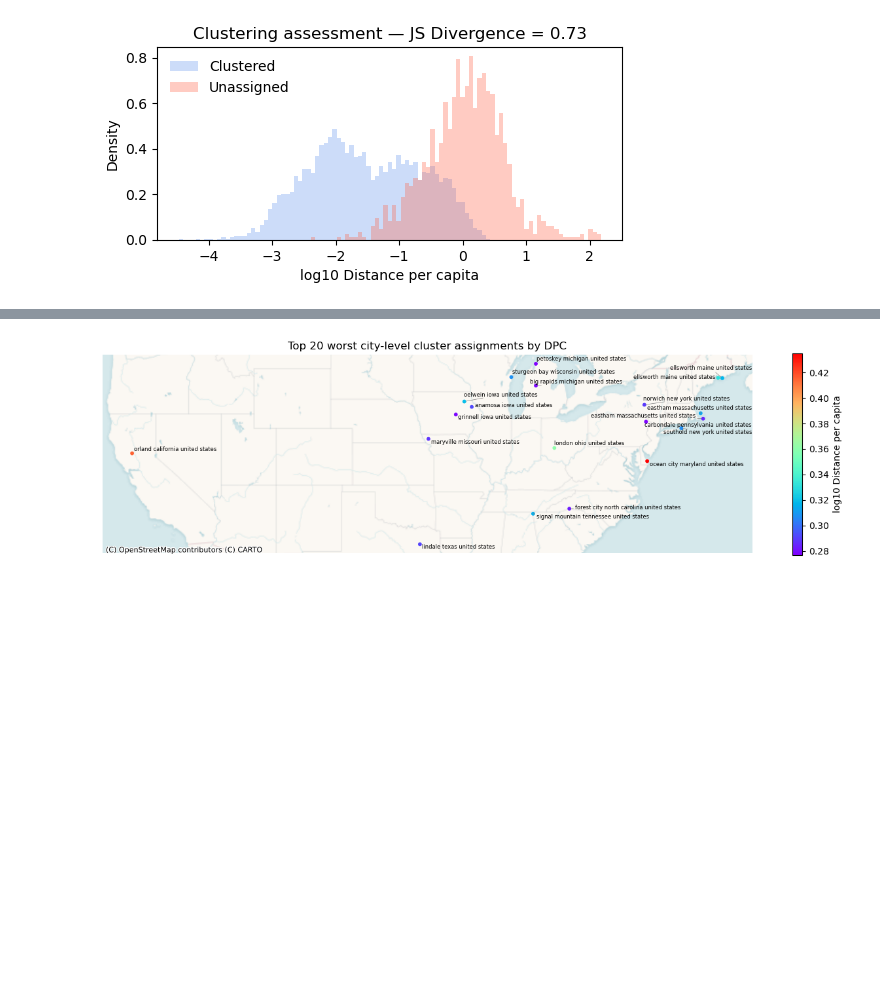
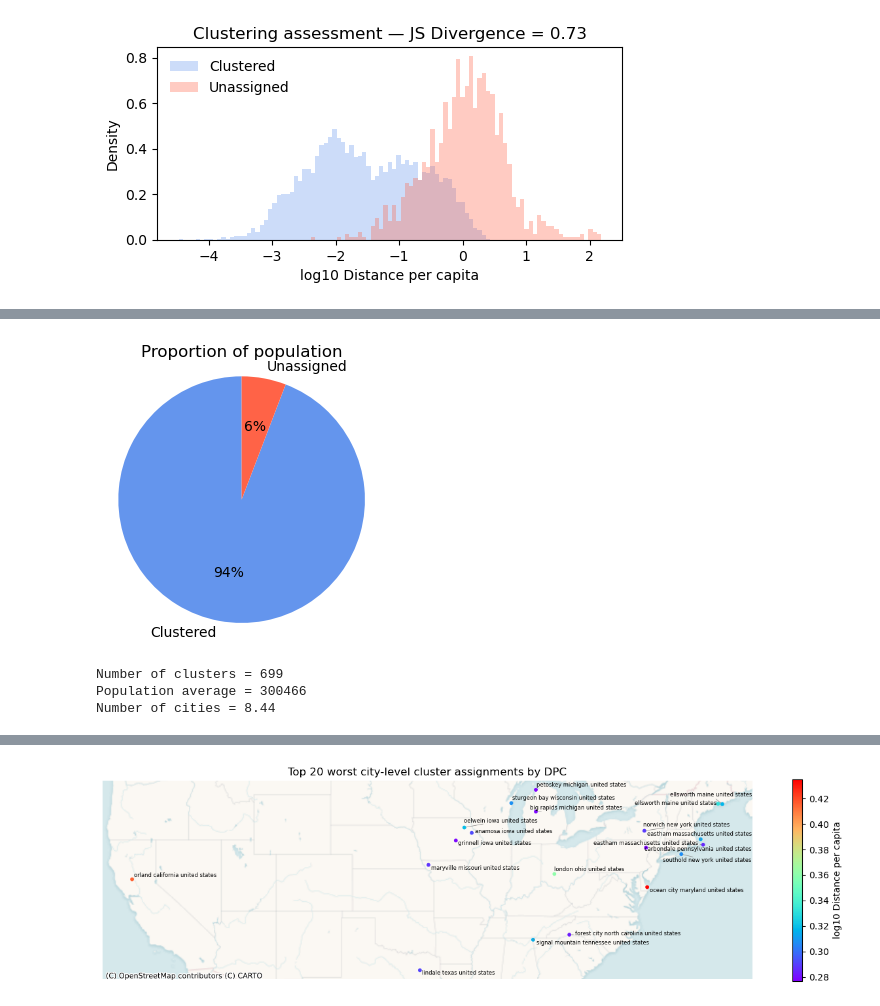
Before and after one commit to calebclayreagor/revelio-assignment, a Jupyter notebook: notebooks/evaluation/density_clusters_us_only.ipynb, the cells around one changed output, grey strips where cells are left out. Drawn from its saved outputs; the diff is of its cells as text; code cells hidden in the pictures; blank space fills up the shorter version.

```diff
--- a/notebooks/evaluation/density_clusters_us_only.ipynb
+++ b/notebooks/evaluation/density_clusters_us_only.ipynb
@@ -59,0 +61,37 @@ plt.show()
+# %%
+# proportion of population in clusters
+population = gdf_us.groupby(gdf_us.cluster.notna()).population.sum()
+population.index = population.index.map(
+    {True : 'Clustered', False : 'Unassigned'})
+population = population.loc[['Clustered', 'Unassigned']]
+fig, ax = plt.subplots(1, 1, figsize = (3.5, 3.5))
+population.plot(
+    kind = 'pie',
+    autopct = '%1.0f%%',
+    startangle = 90,
+    colors = ['cornflowerblue', 'tomato'],
+    ylabel = '',
+    legend = False)
+ax.set_title('Proportion of population')
+ax.axis('equal')
+plt.show()
+# %% [output]
+[figure, added]
+# %%
+# high-level clustering statistics
+clus_msk = gdf_us.cluster.notna()
+n_clus = gdf_us.loc[clus_msk, 'cluster'].nunique()
+pop_avg = (gdf_us.loc[clus_msk]
+           .groupby('cluster').population
+           .sum().mean().astype(int))
+n_city = (gdf_us.loc[clus_msk]
+          .groupby('cluster').city.
+          count().mean().round(2))
+
+print('Number of clusters =', n_clus)
+print('Population average =', pop_avg)
+print('Number of cities =', n_city)
+# %% [output]
+Number of clusters = 699
+Population average = 300466
+Number of cities = 8.44
```
Also changed, not shown: parts of 2 cells of this notebook, 2 other files.
